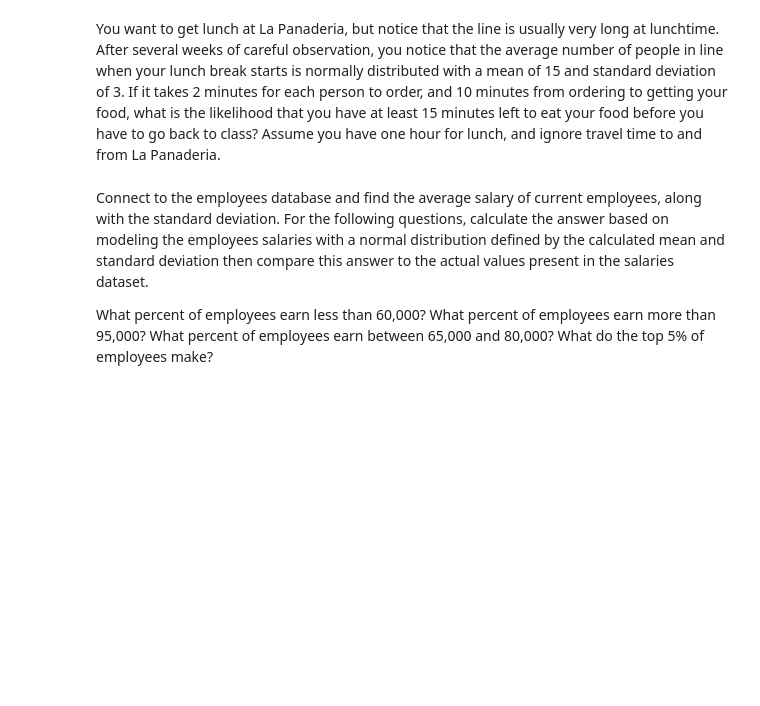
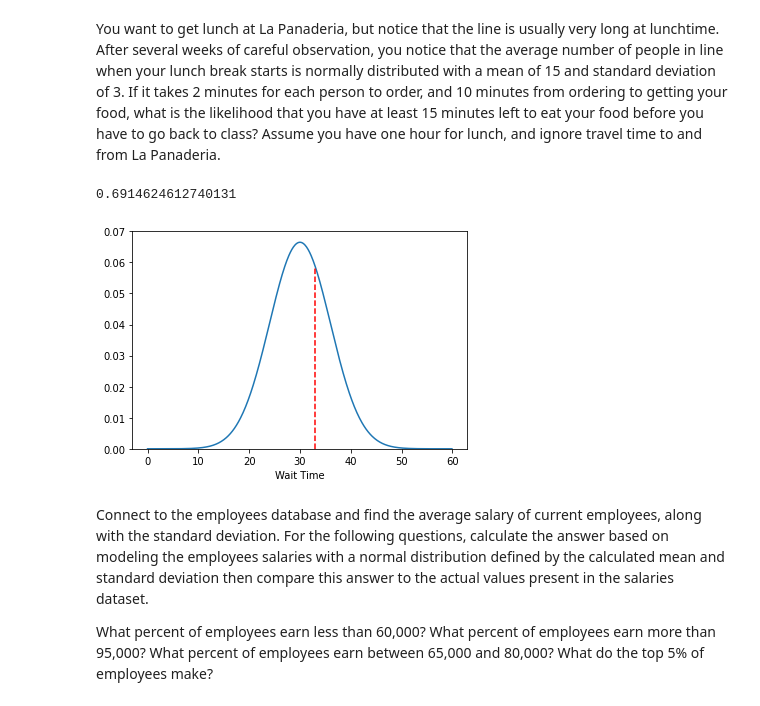
Before and after one commit to JenniferMLewis/statistics-exercises, a Jupyter notebook: probability_distributions.ipynb, the cells around one changed output. Drawn from its saved outputs; the diff is of its cells as text; code cells hidden in the pictures; blank space fills up the shorter version.

```diff
--- a/probability_distributions.ipynb
+++ b/probability_distributions.ipynb
@@ -81,5 +170,30 @@ The codeup staff tends to get upset when the student break area is not cleaned u
 # %% [markdown]
 You want to get lunch at La Panaderia, but notice that the line is usually very long at lunchtime. After several weeks of careful observation, you notice that the average number of people in line when your lunch break starts is normally distributed with a mean of 15 and standard deviation of 3. If it takes 2 minutes for each person to order, and 10 minutes from ordering to getting your food, what is the likelihood that you have at least 15 minutes left to eat your food before you have to go back to class? Assume you have one hour for lunch, and ignore travel time to and from La Panaderia.
+# %%
+# All the variables might look a bit messy, but it makes it easier to come in
+# and change things later, instead of having a bunch of unlabeled numbers floating around.
+order_time = 2
+line_mean = 15 * order_time
+line_sd = 3 * order_time
+time_to_food = 10
+time_to_eat = 15
+my_time = 60 - time_to_eat - time_to_food - order_time
+# %%
+stats.norm(line_mean,line_sd).cdf(my_time)
+# %% [output]
+0.6914624612740131
+# %%
+# Teacher did another interesting graph:
+x = np.arange(0, 60, 0.1)
+y = stats.norm(line_mean,line_sd).pdf(x)
+
+plt.plot(x,y)
+plt.vlines(33, 0, stats.norm(line_mean,line_sd).pdf(33), ls = "--", color = "red")
+plt.ylim(0,0.07)
+plt.xlabel('Wait Time')
+plt.show()
+# %% [output]
+[figure, added]
 # %% [markdown]
 Connect to the employees database and find the average salary of current employees, along with the standard deviation. For the following questions, calculate the answer based on modeling the employees salaries with a normal distribution defined by the calculated mean and standard deviation then compare this answer to the actual values present in the salaries dataset.
 
```
Also changed, not shown: parts of 20 cells of this notebook.
